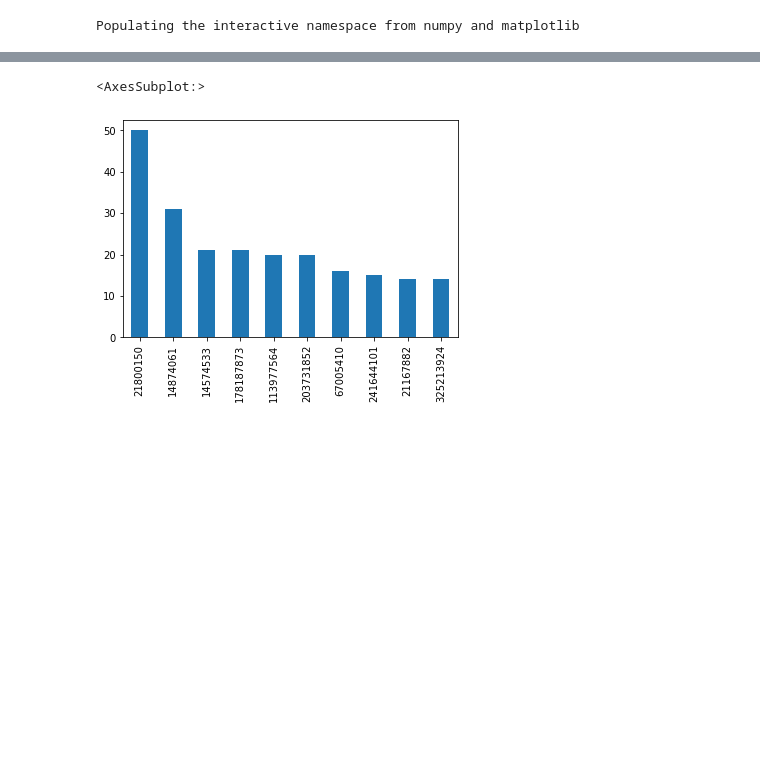
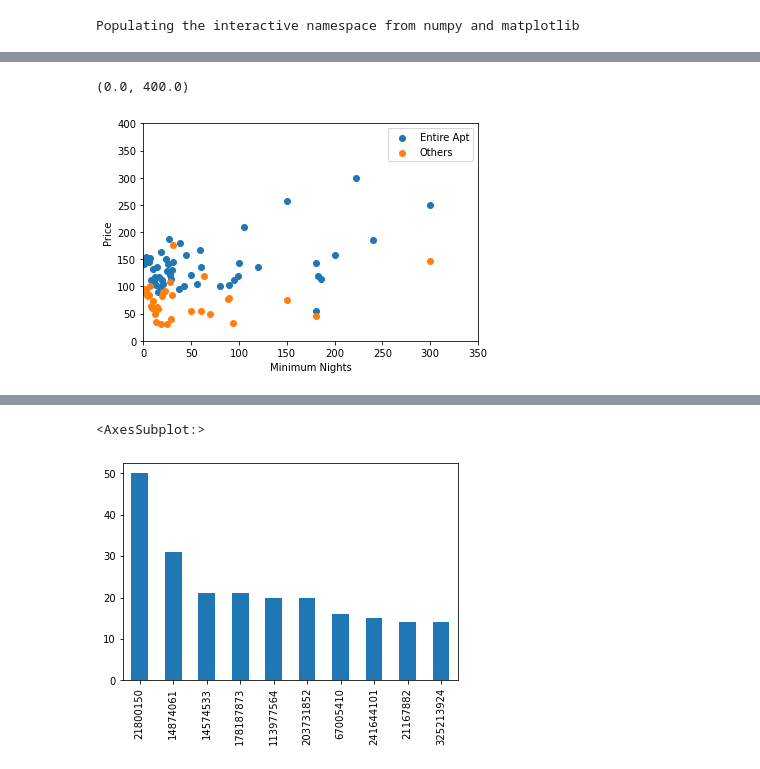
Before and after one commit to averyshepherd/MISs381N-finalproject, a Jupyter notebook: exploratory - vishu.ipynb, the cells around one changed output, grey strips where cells are left out. Cells and saved outputs as stored; diff of their text form; code cells hidden in the pictures; blank space fills up the shorter version.

```diff
--- a/exploratory - vishu.ipynb
+++ b/exploratory - vishu.ipynb
@@ -65,0 +73,14 @@ listings[['room_type', 'price']].boxplot(by = 'room_type', showfliers=False)
+# %%
+pricings_apt_minnight = df_apt.groupby('minimum_nights')['price'].mean()
+pricings_others_minnight = df_others.groupby('minimum_nights')['price'].mean()
+
+plt.scatter(pricings_apt_minnight.index, pricings_apt_minnight, label = 'Entire Apt')
+plt.scatter(pricings_others_minnight.index, pricings_others_minnight, label = 'Others')
+xlabel('Minimum Nights')
+ylabel('Price')
+legend (numpoints = 1, loc = 'best')
+plt.xlim(0,350)
+plt.ylim(0,400)
+# %% [output]
+(0.0, 400.0)
+[figure, added]
```
Also changed, not shown: parts of 13 cells of this notebook.
